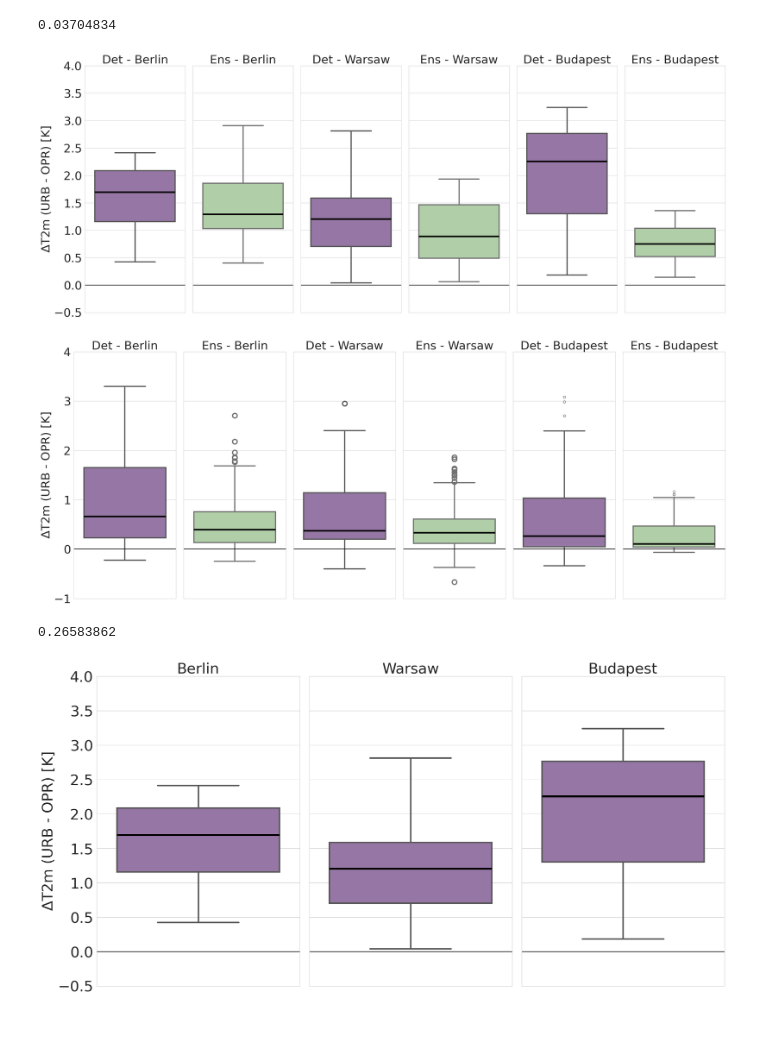
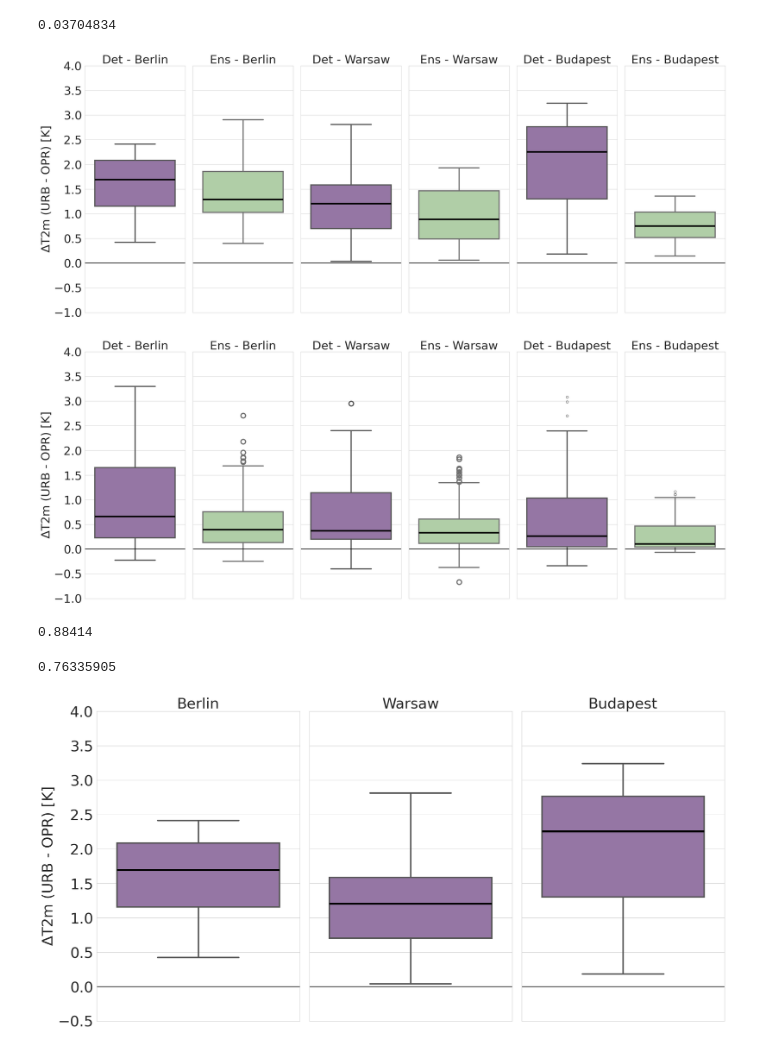
Before and after one commit to maymeret/master_thesis, a Jupyter notebook: 2022_cEU_violin_plots_ensemble.ipynb, the cells around one changed output. Drawn from its saved outputs; the diff is of its cells as text; code cells hidden in the pictures.

```diff
--- a/2022_cEU_violin_plots_ensemble.ipynb
+++ b/2022_cEU_violin_plots_ensemble.ipynb
@@ -585,8 +585,8 @@ flierprops = dict(markersize=12, linestyle='none', alpha=1, markeredgewidth=3)
 
 names = ['puffer'] * 2 + list(range(1, 21))
 
-y_min = 280
-y_max = 300
+y_min = 276
+y_max = 302
 step = 4
 y_values = list(range(y_min, y_max + step, step))
 
@@ -609,7 +609,7 @@ handles = legend_handles
 labels = legend_labels
 
 values_det_WU = T_2M_WU_cEU_nights_dim_hour_det.isel(cell=0).values
-sns.boxplot(ax=axes[0, 1], y=values_det_WU, color='#BF2C23', linewidth=2)
+sns.boxplot(ax=axes[0, 1], y=values_det_WU, color='#BF2C23', linewidth=2, medianprops = medianprops, flierprops = flierprops)
 axes[0, 1].set_yticks(y_values)
 axes[0, 1].set_title('det\nURB')
 axes[0, 1].axes.yaxis.set_ticklabels([])
@@ -974,7 +997,7 @@ flierprops = dict(markersize=12, linestyle='none', alpha=1, markeredgewidth=3)
 num_members = 4
 city_names = ['Berlin', 'Warsaw', 'Budapest']
 
-y_min = -.5
+y_min = -1
 y_max = 4
 step = .5
 y_values = list(np.arange(y_min, y_max + step, step))
@@ -1016,34 +1039,34 @@ for i, city in enumerate(range(3)):
 
 
 
 for i, city in enumerate(range(3)):
     if city >= 2: #combining budapest
         values_wu = (mean_over_mem_WU_nights_cell[2]
                      - mean_over_mem_NU_nights_cell[2]
                      + mean_over_mem_WU_nights_cell[3]
                      - mean_over_mem_NU_nights_cell[3])/2
         sns.boxplot(ax=axes[2*i + 1], y=values_wu, color='#ADD4A0', linewidth = 3,
                     medianprops = medianprops, flierprops = flierprops)
         axes[2*i + 1].set_title(f'Ens - {city_names[city]}')
         axes[2*i + 1].set_ylim(y_min, y_max)
         axes[2*i + 1].set_yticks(y_values)
         axes[2*i + 1].axhline(y=0, color='black', linestyle='-')
         axes[2*i + 1].axes.yaxis.set_ticklabels([])
 
     else:
         values_wu = mean_over_mem_WU_nights_cell[city] - mean_over_mem_NU_nights_cell[city]
         sns.boxplot(ax=axes[2*i + 1], y=values_wu, color='#ADD4A0', linewidth = 3, medianprops = medianprops)
         axes[2*i + 1].set_title(f'Ens - {city_names[city]}')
         axes[2*i + 1].set_ylim(y_min, y_max)
         axes[2*i + 1].set_yticks(y_values)
         axes[2*i + 1].axhline(y=0, color='black', linestyle='-')
         axes[2*i + 1].axes.yaxis.set_ticklabels([])
 
 plt.tight_layout()
 plt.savefig('../plots_2024/cEU_det_ens_diff_nights_combined_budapest_2022.jpeg')
 plt.show()
 # %% [output]
-[figure, old version]
+[figure, new version]
 # %%
 #differences central europe daytime, combinded Budapest
 
@@ -1060,8 +1083,8 @@ city_names = ['Berlin', 'Warsaw', 'Budapest']
 
 y_min = -1
 y_max = 4
-step = 1
-y_values = list(range(y_min, y_max + step, step))
+step = .5
+y_values = list(np.arange(y_min, y_max + step, step))
 
 fig, axes = plt.subplots(ncols= 3 * 2, figsize=(25, 10))
 
@@ -1126,11 +1149,15 @@ plt.tight_layout()
 plt.savefig('../plots_2024/cEU_det_ens_diff_days_combined_budapest_2022.jpeg')
 plt.show()
 # %% [output]
-[figure, old version]
+[figure, new version]
 # %%
-np.nanmedian(T_2M_WU_cEU_days_dim_hour_det.isel(cell=3).values - T_2M_NU_cEU_days_dim_hour_det.isel(cell=3).values)
+np.nanmedian(mean_over_mem_WU_nights_cell[3] - mean_over_mem_NU_nights_cell[3])
 # %% [output]
-0.26583862
+0.88414
+# %%
+(0.6425781+ 0.88414)/2
+# %% [output]
+0.76335905
 # %%
 params = {'axes.labelsize': 30,'axes.titlesize':30, 'legend.fontsize': 30, 'xtick.labelsize': 30,
           'ytick.labelsize': 30}
```
Also changed, not shown: parts of 2 cells of this notebook, 10 other files.
